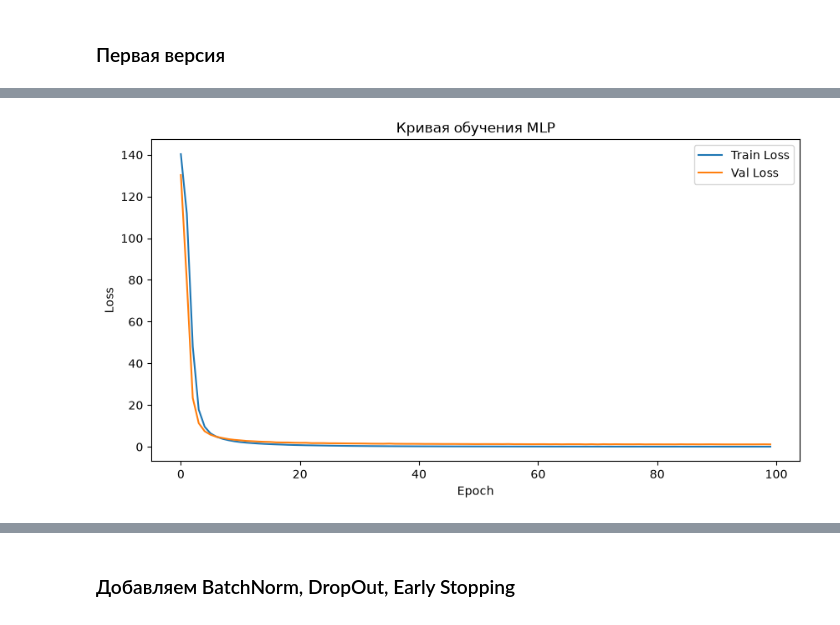
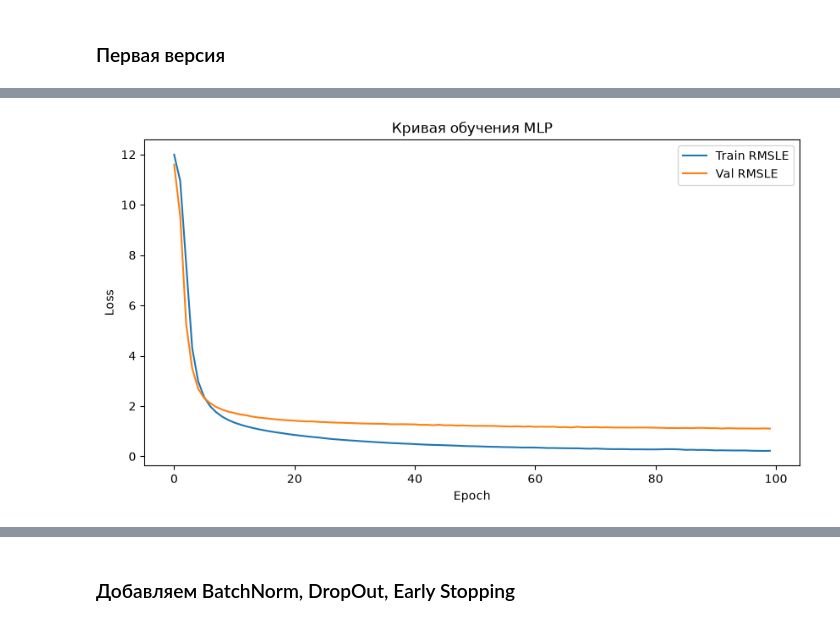
Before and after one commit to mukhamed-nnn/house_prices, a Jupyter notebook: notebooks/eda.ipynb, the cells around one changed output, grey strips where cells are left out. Saved outputs shown, nothing was run; the diff lists cells and outputs as text; code cells hidden in the pictures.

```diff
--- a/notebooks/eda.ipynb
+++ b/notebooks/eda.ipynb
@@ -281,16 +239,6 @@ for col in cat_columns:
 cv = KFold(n_splits=5, shuffle=True, random_state=RANDOM_STATE)
 
 def target_encode_cv(df, train_mask, target_features, y, cv, smoothing=10):
-    """
-    Честный (без утечки) target encoding для категориальных признаков высокой кардинальности.
-
-    Train: каждая строка получает OOF-закодированное значение — среднее по таргету
-    внутри категории, посчитанное БЕЗ фолда, в который попала сама строка.
-    Test: кодируется средним по категории, посчитанным на всём train.
-
-    smoothing сглаживает редкие категории к глобальному среднему:
-    encoded = (count * category_mean + smoothing * global_mean) / (count + smoothing)
-    """
     df = df.copy()
     global_mean = y.mean()
     train_idx = df.index[train_mask]
@@ -299,7 +247,7 @@ def target_encode_cv(df, train_mask, target_features, y, cv, smoothing=10):
     for col in target_features:
         encoded = pd.Series(index=df.index, dtype=float)
 
-        # --- Train: честные OOF-значения ---
+        # Train: честные OOF-значения
         for tr_pos, val_pos in cv.split(train_idx):
             fold_train_idx = train_idx[tr_pos]
             fold_val_idx = train_idx[val_pos]
@@ -310,10 +258,10 @@ def target_encode_cv(df, train_mask, target_features, y, cv, smoothing=10):
 
             encoded.loc[fold_val_idx] = df.loc[fold_val_idx, col].map(smoothed)
 
-        # категории, не встретившиеся в конкретном обучающем фолде, — глобальным средним
+        # категории, не встретившиеся в конкретном обучающем фолде, заполняем глобальным средним
         encoded.loc[train_idx] = encoded.loc[train_idx].fillna(global_mean)
 
-        # --- Test: кодируем средним по всему train ---
+        # Test: кодируем средним по всему train
         stats_full = pd.DataFrame({'y': y, 'cat': df.loc[train_idx, col]}).groupby('cat')['y'].agg(['mean', 'count'])
         smoothed_full = (stats_full['count'] * stats_full['mean'] + smoothing * global_mean) / (stats_full['count'] + smoothing)
         encoded.loc[test_idx] = df.loc[test_idx, col].map(smoothed_full).fillna(global_mean)
@@ -729,7 +685,7 @@ optimizer = optim.Adam(nn1_model.parameters(), lr=0.001)
 # %%
 EPOCHS = 100
 train_losses, val_losses = [], []
-train_rmse, val_rmse = [], []
+train_rmsle, val_rmsle = [], []
 
 for epoch in range(EPOCHS):
     nn1_model.train()
@@ -747,7 +703,7 @@ for epoch in range(EPOCHS):
         train_sq_error += ((y_pred - y_batch) ** 2).sum().item()
 
     train_losses.append(train_loss / len(train_loader))
-    train_rmse.append((train_sq_error / len(y_train_tensor)) ** 0.5)
+    train_rmsle.append((train_sq_error / len(y_train_tensor)) ** 0.5)
 
     nn1_model.eval()
     with torch.no_grad():
@@ -757,7 +713,7 @@ for epoch in range(EPOCHS):
         val_sq_error = ((y_val_pred - y_val_target) ** 2).sum().item()
 
     val_losses.append(val_loss)
-    val_rmse.append((val_sq_error / len(y_val_tensor)) ** 0.5)
+    val_rmsle.append((val_sq_error / len(y_val_tensor)) ** 0.5)
     if (epoch + 1) % 10 == 0:
-        print(f'[EPOCH {epoch+1:3}/{EPOCHS}] train_loss: {train_losses[-1]:.4f}, train_rmse: {train_rmse[-1]:.4f} | val_loss: {val_losses[-1]:.4f}, val_rmse: {val_rmse[-1]:.4f}')
+        print(f'[EPOCH {epoch+1:3}/{EPOCHS}] train_rmsle: {train_rmsle[-1]:.4f} | val_rmsle: {val_rmsle[-1]:.4f}')
 # %% [output]
@@ -774,14 +730,14 @@ for epoch in range(EPOCHS):
 # %%
-def plot_nn_losses(train_losses, val_losses):
+def plot_nn_rmsle(train_losses, val_losses):
     plt.figure(figsize=(10, 5))
-    plt.plot(train_losses, label='Train Loss')
-    plt.plot(val_losses, label='Val Loss')
+    plt.plot(train_losses, label='Train RMSLE')
+    plt.plot(val_losses, label='Val RMSLE')
     plt.xlabel('Epoch')
     plt.ylabel('Loss')
     plt.legend()
     plt.title('Кривая обучения MLP')
     plt.show()
 
-plot_nn_losses(train_losses, val_losses)
+plot_nn_rmsle(train_rmsle, val_rmsle)
 # %% [output]
-[figure, old version]
+[figure, new version]
```
Also changed, not shown: parts of 33 cells of this notebook, 4 other files.
